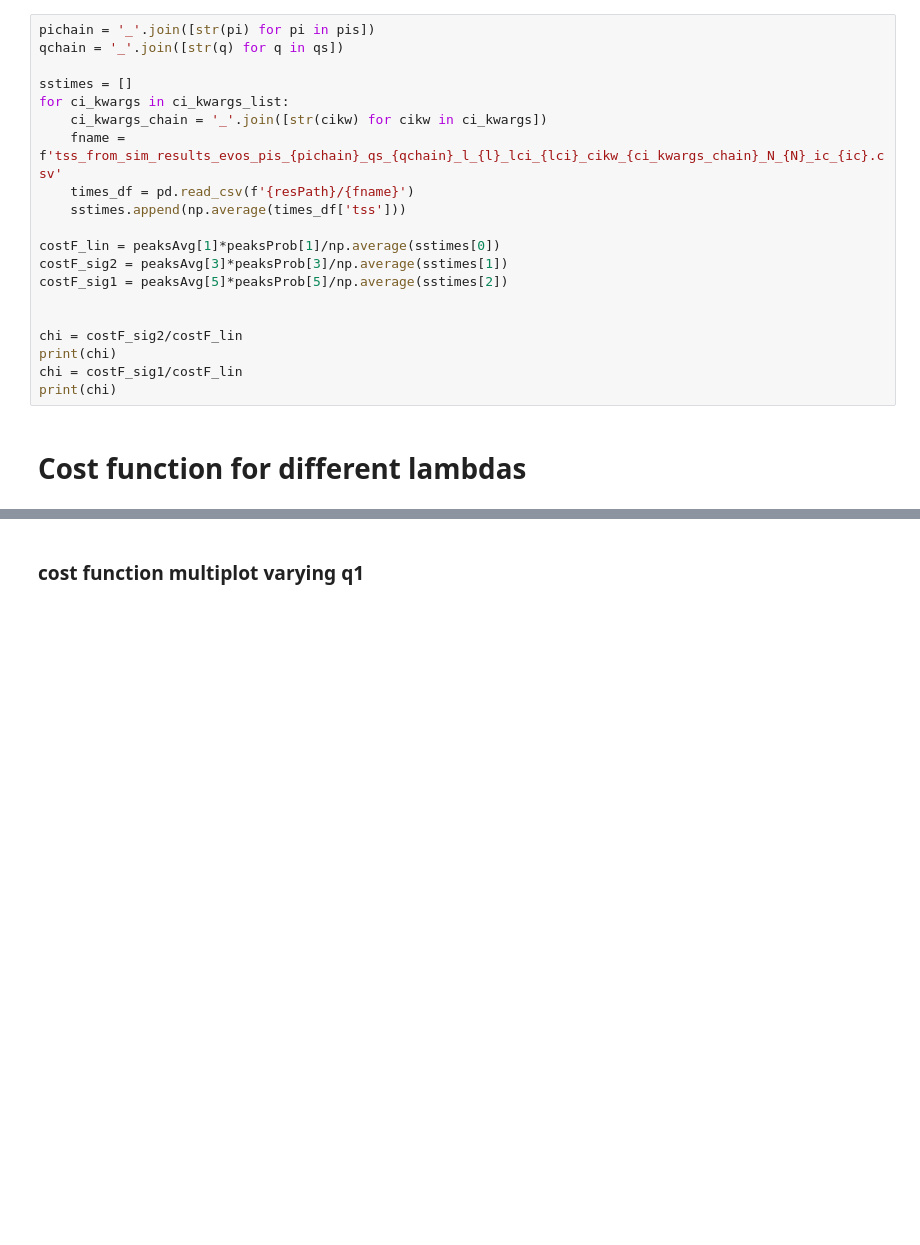
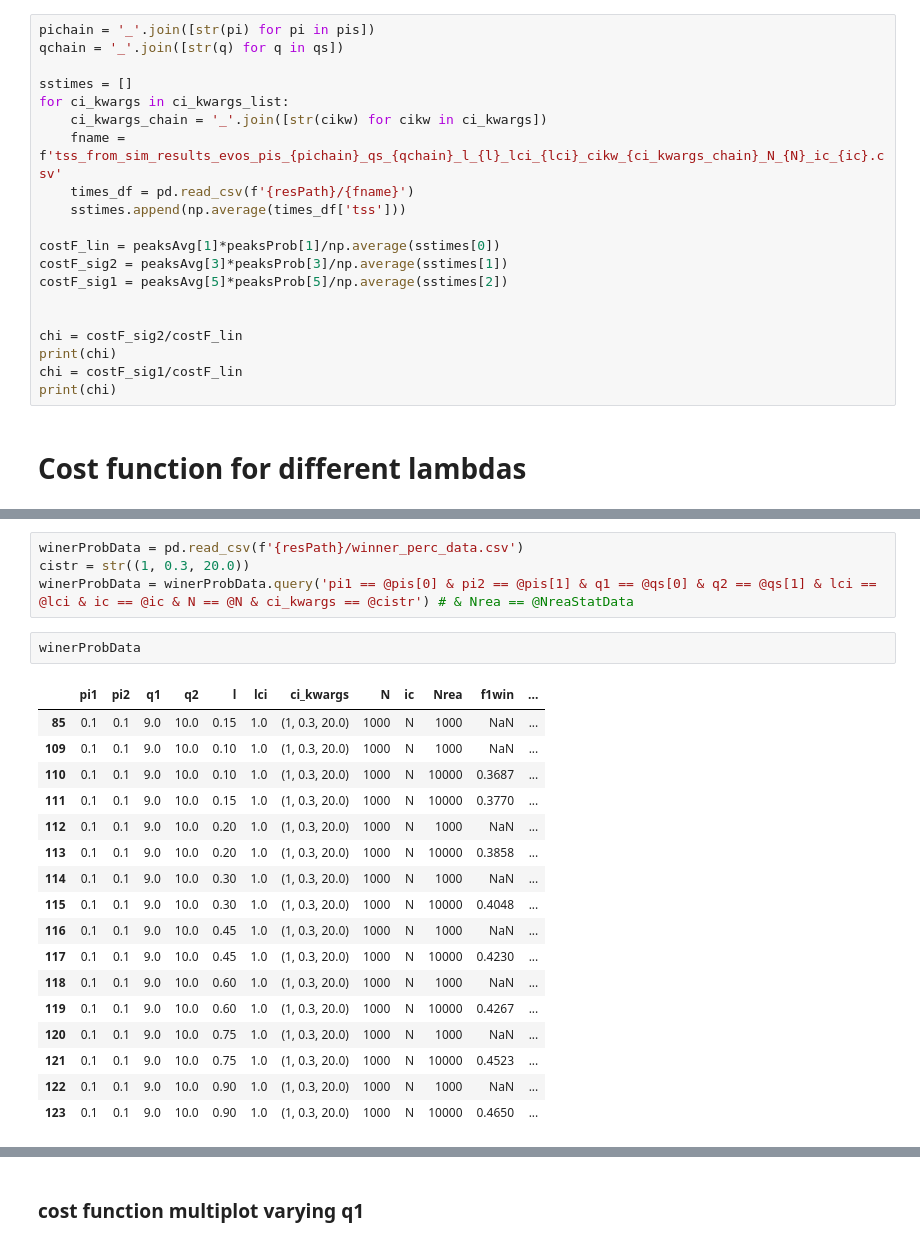
Before and after one commit to dmarchp/TFM_code, a Jupyter notebook: gillespie_sim_ci/cost_function.ipynb, the cells around one changed output, grey strips where cells are left out. Saved outputs shown, nothing was run; the diff lists cells and outputs as text; blank space fills up the shorter version.

```diff
--- a/gillespie_sim_ci/cost_function.ipynb
+++ b/gillespie_sim_ci/cost_function.ipynb
@@ -284,6 +286,30 @@ def getCostFuncData(pis, qs, lci=1.0):
 #     # once having all the data compute the cost function value, and its std by error propagation:
 #     cf = probf2win*f2winVal/tss
 #     costFuncData_lci0['CF'].append(cf)
+# %%
+winerProbData = pd.read_csv(f'{resPath}/winner_perc_data.csv')
+cistr = str((1, 0.3, 20.0))
+winerProbData = winerProbData.query('pi1 == @pis[0] & pi2 == @pis[1] & q1 == @qs[0] & q2 == @qs[1] & lci == @lci & ic == @ic & N == @N & ci_kwargs == @cistr') # & Nrea == @NreaStatData
+# %%
+winerProbData
+# %% [output]
+|  | pi1 | pi2 | q1 | q2 | l | lci | ci_kwargs | N | ic | Nrea | f1win | ... |
+| 85 | 0.1 | 0.1 | 9.0 | 10.0 | 0.15 | 1.0 | (1, 0.3, 20.0) | 1000 | N | 1000 | NaN | ... |
+| 109 | 0.1 | 0.1 | 9.0 | 10.0 | 0.10 | 1.0 | (1, 0.3, 20.0) | 1000 | N | 1000 | NaN | ... |
+| 110 | 0.1 | 0.1 | 9.0 | 10.0 | 0.10 | 1.0 | (1, 0.3, 20.0) | 1000 | N | 10000 | 0.3687 | ... |
+| 111 | 0.1 | 0.1 | 9.0 | 10.0 | 0.15 | 1.0 | (1, 0.3, 20.0) | 1000 | N | 10000 | 0.3770 | ... |
+| 112 | 0.1 | 0.1 | 9.0 | 10.0 | 0.20 | 1.0 | (1, 0.3, 20.0) | 1000 | N | 1000 | NaN | ... |
+| 113 | 0.1 | 0.1 | 9.0 | 10.0 | 0.20 | 1.0 | (1, 0.3, 20.0) | 1000 | N | 10000 | 0.3858 | ... |
+| 114 | 0.1 | 0.1 | 9.0 | 10.0 | 0.30 | 1.0 | (1, 0.3, 20.0) | 1000 | N | 1000 | NaN | ... |
+| 115 | 0.1 | 0.1 | 9.0 | 10.0 | 0.30 | 1.0 | (1, 0.3, 20.0) | 1000 | N | 10000 | 0.4048 | ... |
+| 116 | 0.1 | 0.1 | 9.0 | 10.0 | 0.45 | 1.0 | (1, 0.3, 20.0) | 1000 | N | 1000 | NaN | ... |
+| 117 | 0.1 | 0.1 | 9.0 | 10.0 | 0.45 | 1.0 | (1, 0.3, 20.0) | 1000 | N | 10000 | 0.4230 | ... |
+| 118 | 0.1 | 0.1 | 9.0 | 10.0 | 0.60 | 1.0 | (1, 0.3, 20.0) | 1000 | N | 1000 | NaN | ... |
+| 119 | 0.1 | 0.1 | 9.0 | 10.0 | 0.60 | 1.0 | (1, 0.3, 20.0) | 1000 | N | 10000 | 0.4267 | ... |
+| 120 | 0.1 | 0.1 | 9.0 | 10.0 | 0.75 | 1.0 | (1, 0.3, 20.0) | 1000 | N | 1000 | NaN | ... |
+| 121 | 0.1 | 0.1 | 9.0 | 10.0 | 0.75 | 1.0 | (1, 0.3, 20.0) | 1000 | N | 10000 | 0.4523 | ... |
+| 122 | 0.1 | 0.1 | 9.0 | 10.0 | 0.90 | 1.0 | (1, 0.3, 20.0) | 1000 | N | 1000 | NaN | ... |
+| 123 | 0.1 | 0.1 | 9.0 | 10.0 | 0.90 | 1.0 | (1, 0.3, 20.0) | 1000 | N | 10000 | 0.4650 | ... |
 # %%
 fig, ax = plt.subplots(1,3, figsize=(12,4), constrained_layout=True)
 figCF, axCF = plt.subplots(1,1, figsize=(4,4), constrained_layout=True)
```
Also changed, not shown: parts of 7 cells of this notebook, 3 other files.
